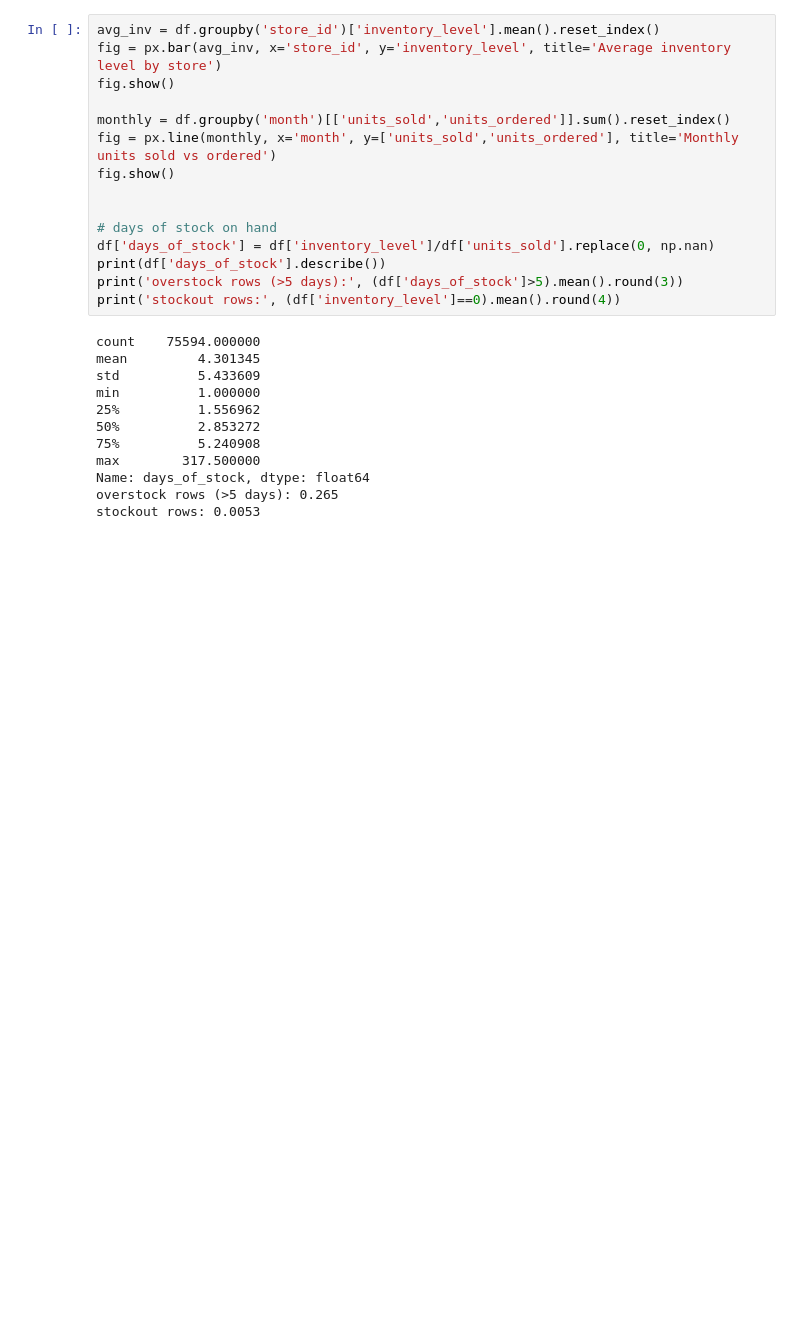
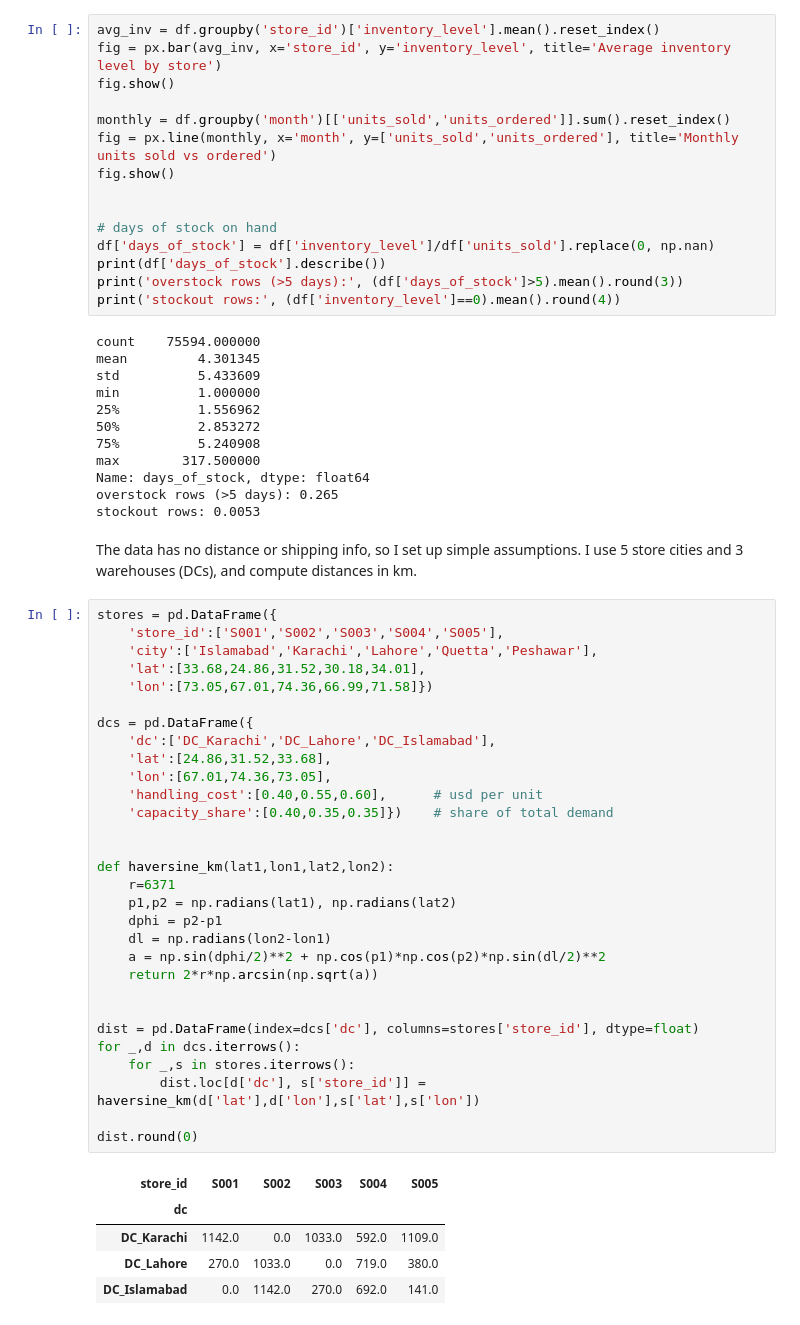
Before and after one commit to urham-m/supply-chain-optimization, a Jupyter notebook: supply_chain_optimization.ipynb, the cells around one changed output. Saved outputs shown, nothing was run; the diff lists cells and outputs as text; blank space fills up the shorter version.

Commit message:
feat: add warehouse and store distances

```diff
--- a/supply_chain_optimization.ipynb
+++ b/supply_chain_optimization.ipynb
@@ -124,3 +124,41 @@ max        317.500000
 Name: days_of_stock, dtype: float64
 overstock rows (>5 days): 0.265
 stockout rows: 0.0053
+# %% [markdown]
+The data has no distance or shipping info, so I set up simple assumptions. I use 5 store cities and 3 warehouses (DCs), and compute distances in km.
+# %%
+stores = pd.DataFrame({
+    'store_id':['S001','S002','S003','S004','S005'],
+    'city':['Islamabad','Karachi','Lahore','Quetta','Peshawar'],
+    'lat':[33.68,24.86,31.52,30.18,34.01],
+    'lon':[73.05,67.01,74.36,66.99,71.58]})
+
+dcs = pd.DataFrame({
+    'dc':['DC_Karachi','DC_Lahore','DC_Islamabad'],
+    'lat':[24.86,31.52,33.68],
+    'lon':[67.01,74.36,73.05],
+    'handling_cost':[0.40,0.55,0.60],      # usd per unit
+    'capacity_share':[0.40,0.35,0.35]})    # share of total demand
+
+
+def haversine_km(lat1,lon1,lat2,lon2):
+    r=6371
+    p1,p2 = np.radians(lat1), np.radians(lat2)
+    dphi = p2-p1
+    dl = np.radians(lon2-lon1)
+    a = np.sin(dphi/2)**2 + np.cos(p1)*np.cos(p2)*np.sin(dl/2)**2
+    return 2*r*np.arcsin(np.sqrt(a))
+
+
+dist = pd.DataFrame(index=dcs['dc'], columns=stores['store_id'], dtype=float)
+for _,d in dcs.iterrows():
+    for _,s in stores.iterrows():
+        dist.loc[d['dc'], s['store_id']] = haversine_km(d['lat'],d['lon'],s['lat'],s['lon'])
+
+dist.round(0)
+# %% [output]
+| store_id | S001 | S002 | S003 | S004 | S005 |
+| dc |  |  |  |  |  |
+| DC_Karachi | 1142.0 | 0.0 | 1033.0 | 592.0 | 1109.0 |
+| DC_Lahore | 270.0 | 1033.0 | 0.0 | 719.0 | 380.0 |
+| DC_Islamabad | 0.0 | 1142.0 | 270.0 | 692.0 | 141.0 |
```
